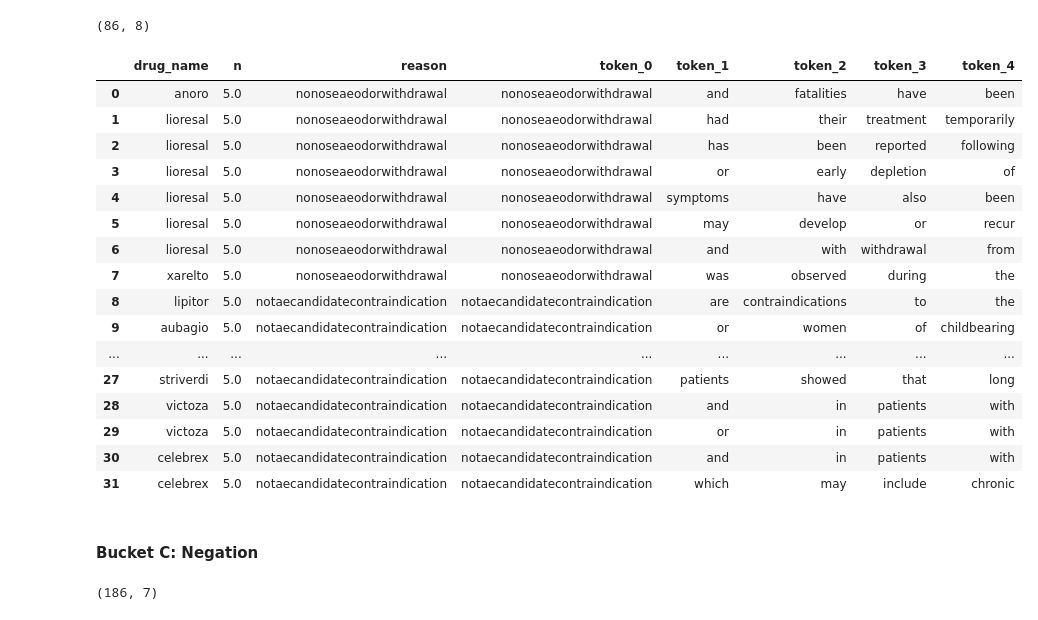
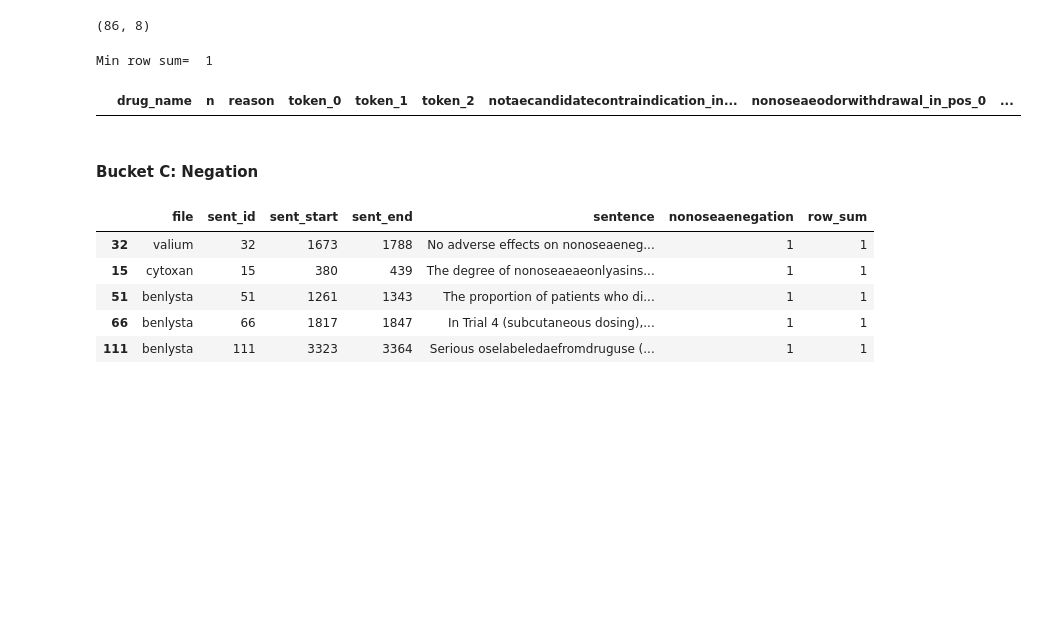
Before and after one commit to ClarityNLP/ClarityNLP, a Jupyter notebook: notebooks/cooking/Cooking_with_ClarityNLP_011619.ipynb, the cells around one changed output. Cells and saved outputs as stored; diff of their text form; code cells hidden in the pictures; blank space fills up the shorter version.

Commit message:
bug fix to nb plus helper function for non-initial pos ngram matches

```diff
--- a/notebooks/cooking/Cooking_with_ClarityNLP_011619.ipynb
+++ b/notebooks/cooking/Cooking_with_ClarityNLP_011619.ipynb
@@ -266,23 +249,25 @@ def filter_feature_matrix(list_of_reasons, f_matrix, keep_only_true=True, replac
     cols = ["file", "sent_id", "sent_start", "sent_end", "sentence"]
     cols += list_of_reasons
 
+    temp = f_matrix.copy()
+
     if replace_reason_name_w_noun and reason_replace_dict is not None:
 
         for r in list_of_reasons:
 
-            f_matrix.loc[:, "sentence"] = ["{}".format(sent).replace(r, reason_replace_dict[r]) for sent in f_matrix.loc[:, "sentence"]]
+            temp.loc[:, "sentence"] = ["{}".format(sent).replace(r, reason_replace_dict[r]) for sent in temp.loc[:, "sentence"]]
 
     # For initial review, it can be helpful to only review the positive instances
     if keep_only_true:
 
-        subset_df = f_matrix.loc[:, cols]
-        subset_df['row_sum'] = f_matrix.loc[:, list_of_reasons].sum(axis=1)
+        subset_df = temp.loc[:, cols]
+        subset_df['row_sum'] = temp.loc[:, list_of_reasons].sum(axis=1)
 
         return subset_df[subset_df["row_sum"] >= 1]
 
     # But it's important not to forget the sentences w/ FALSE values for the subset of labels we've specified
     else:
-        return f_matrix.loc[:, [cols]]
+        return temp.loc[:, [cols]]
 # %%
 def generate_ngrams(f_mat, r_list, n=3, filter_punc=True, filter_ngrams_by_r=True):
 
@@ -297,12 +282,15 @@ def generate_ngrams(f_mat, r_list, n=3, filter_punc=True, filter_ngrams_by_r=Tru
 
     for i, row in f_mat.iterrows():
         drug_name = row['file'].lower()
-        doc = textacy.Doc(u'{}'.format(row['sentence']), lang='en')
-        ngrams = textacy.extract.ngrams(doc, n, filter_stops=False, filter_punct=filter_punc, filter_nums=False, min_freq=1)
+        doc = textacy.Doc(u'{}'.format(row['sentence'].lower()), lang='en')
+        ngrams = textacy.extract.ngrams(doc, n, filter_stops=False, filter_punct=filter_punc, filter_nums=False)
 
         if  filter_ngrams_by_r:
 
-            ngrams = [x for x in ngrams if any(reason in str(x) for reason in r_list)]
+            #for x in ngrams:
+                #print(x, any(reason in str(x) for reason in r_list))
+
+            ngrams = [x for x in ngrams if any(reason in str(x).lower() for reason in r_list)]
 
         for ngram in ngrams:
                 ngram_df.loc[counter, "drug_name"] = drug_name
@@ -318,6 +306,26 @@ def generate_ngrams(f_mat, r_list, n=3, filter_punc=True, filter_ngrams_by_r=Tru
                 counter += 1
 
     return ngram_df
+# %%
+def find_ngrams_with_label_not_in_initial_position(ngramdf, r_list):
+
+    out = pd.DataFrame()
+
+    cols = ["{}_in_pos_0".format(r) for r in r_list]
+
+    for r in r_list:
+
+        ngramdf["{}_in_pos_0".format(r)] = 0
+
+        for i, row in ngramdf.iterrows():
+
+            if row['token_0'].text == r:
+                ngramdf.loc[i, "{}_in_pos_0".format(r)] = 1
+
+
+    ngramdf['row_sum'] = ngramdf.loc[:, cols].sum(axis=1)
+    print("Min row sum= ", ngramdf['row_sum'].min())
+    return ngramdf[ngramdf['row_sum'] == 0]
 # %%
 def assess_model_performance(ground_truth_df, generated_df, r_list):
     pass
@@ -339,30 +378,15 @@ print(subdf_b.shape)
 # %% [output]
 (86, 8)
 # %%
-ngramdf_b = generate_ngrams(subdf_b, labels_b, n=5, filter_punc=True)
+ngramdf_b = generate_ngrams(subdf_b, labels_b, n=3, filter_punc=True, filter_ngrams_by_r=True)
 # %%
 # Looking at the n-gram results for these labels can help us build upon our existing knowledge of the world
 # to develop an initial set of terms, and/or patterns
-
-ngramdf_b
+ngramdf_b_non_token_zero = find_ngrams_with_label_not_in_initial_position(ngramdf_b, labels_b)
+ngramdf_b_non_token_zero
 # %% [output]
+Min row sum=  1
-|  | drug_name | n | reason | token_0 | token_1 | token_2 | token_3 | token_4 |
-| 0 | anoro | 5.0 | nonoseaeodorwithdrawal | nonoseaeodorwithdrawal | and | fatalities | have | been |
-| 1 | lioresal | 5.0 | nonoseaeodorwithdrawal | nonoseaeodorwithdrawal | had | their | treatment | temporarily |
-| 2 | lioresal | 5.0 | nonoseaeodorwithdrawal | nonoseaeodorwithdrawal | has | been | reported | following |
-| 3 | lioresal | 5.0 | nonoseaeodorwithdrawal | nonoseaeodorwithdrawal | or | early | depletion | of |
-| 4 | lioresal | 5.0 | nonoseaeodorwithdrawal | nonoseaeodorwithdrawal | symptoms | have | also | been |
-| 5 | lioresal | 5.0 | nonoseaeodorwithdrawal | nonoseaeodorwithdrawal | may | develop | or | recur |
-| 6 | lioresal | 5.0 | nonoseaeodorwithdrawal | nonoseaeodorwithdrawal | and | with | withdrawal | from |
-| 7 | xarelto | 5.0 | nonoseaeodorwithdrawal | nonoseaeodorwithdrawal | was | observed | during | the |
-| 8 | lipitor | 5.0 | notaecandidatecontraindication | notaecandidatecontraindication | are | contraindications | to | the |
-| 9 | aubagio | 5.0 | notaecandidatecontraindication | notaecandidatecontraindication | or | women | of | childbearing |
-| ... | ... | ... | ... | ... | ... | ... | ... | ... |
-| 27 | striverdi | 5.0 | notaecandidatecontraindication | notaecandidatecontraindication | patients | showed | that | long |
-| 28 | victoza | 5.0 | notaecandidatecontraindication | notaecandidatecontraindication | and | in | patients | with |
-| 29 | victoza | 5.0 | notaecandidatecontraindication | notaecandidatecontraindication | or | in | patients | with |
-| 30 | celebrex | 5.0 | notaecandidatecontraindication | notaecandidatecontraindication | and | in | patients | with |
-| 31 | celebrex | 5.0 | notaecandidatecontraindication | notaecandidatecontraindication | which | may | include | chronic |
+|  | drug_name | n | reason | token_0 | token_1 | token_2 | notaecandidatecontraindication_in... | nonoseaeodorwithdrawal_in_pos_0 | ... |
 # %%
 # For contraindication associated with pregnancy: women; childbearing; female; teratogenic effect(s)
 # For withdrawal/overdose: withdrawal, overdose; overdosed; abrupt cessation; early depletion; too rapid
@@ -374,16 +398,16 @@ ngramdf_b
 #### Bucket C: Negation
 # %%
 labels_c = ["nonoseaenegation"]
-labels_c_noun_replacements = {"nonoseaenegation":"unicorn"}
-subdf_c = filter_feature_matrix(labels_c,
-                                feat_mat,
-                                keep_only_true=True,
-                                replace_reason_name_w_noun=False,
-                                reason_replace_dict=None)
+subdf_c = filter_feature_matrix(labels_c, feat_mat, keep_only_true=True)
 subdf_c.shape
-#subdf_c.head()
+subdf_c.head()
 # %% [output]
-(186, 7)
+|  | file | sent_id | sent_start | sent_end | sentence | nonoseaenegation | row_sum |
+| 32 | valium | 32 | 1673 | 1788 | No adverse effects on nonoseaeneg... | 1 | 1 |
+| 15 | cytoxan | 15 | 380 | 439 | The degree of nonoseaeaeonlyasins... | 1 | 1 |
+| 51 | benlysta | 51 | 1261 | 1343 | The proportion of patients who di... | 1 | 1 |
+| 66 | benlysta | 66 | 1817 | 1847 | In Trial 4 (subcutaneous dosing),... | 1 | 1 |
+| 111 | benlysta | 111 | 3323 | 3364 | Serious oselabeledaefromdruguse (... | 1 | 1 |
 # %%
 ngramdf_c = generate_ngrams(subdf_c, labels_c, n=5, filter_punc=True, filter_ngrams_by_r=True)
 #ngramdf_c = generate_ngrams(subdf_c, ["unicorn"], n=3, filter_punc=False, filter_ngrams_by_r=True)
```
Also changed, not shown: parts of 9 cells of this notebook, 4 other files.
